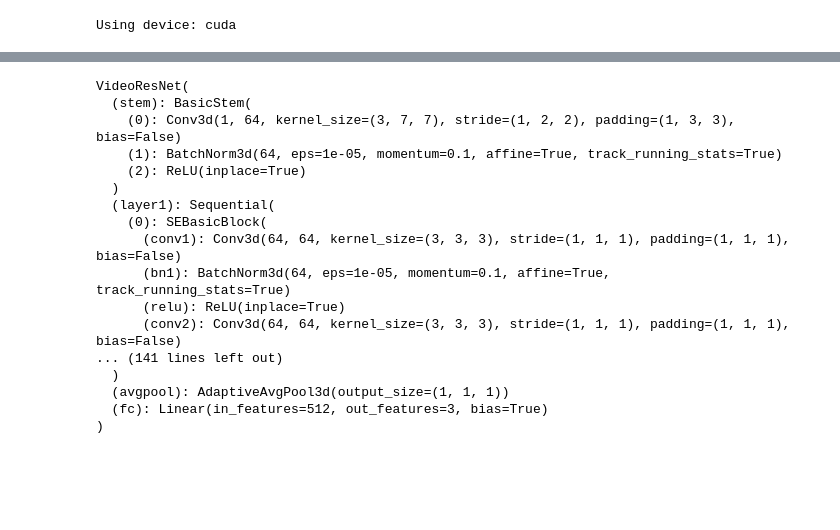
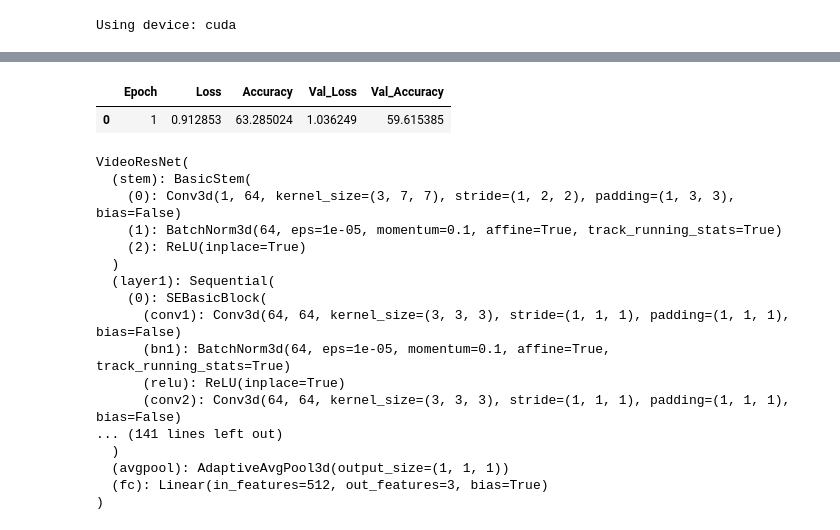
Before and after one commit to sujuntao2022/ADNI-XAI, a Jupyter notebook: Model_Training_3dResAtt.ipynb, the cells around one changed output, grey strips where cells are left out. Cells and saved outputs as stored; diff of their text form; code cells hidden in the pictures; blank space fills up the shorter version.

```diff
--- a/Model_Training_3dResAtt.ipynb
+++ b/Model_Training_3dResAtt.ipynb
@@ -304,3 +429,20 @@ Validation Accuracy: 66.66666666666667%
+# %%
+epoch_record = pd.DataFrame([{
+        'Epoch': epoch + 1,
+        'Loss': running_loss / len(train_loader),
+        'Accuracy': training_accuracy,
+        'Val_Loss': val_loss / len(val_loader),
+        'Val_Accuracy': validation_accuracy
+    }])
+records = pd.concat([records, epoch_record], ignore_index=True)
+if (epoch + 1) % 10 == 0:
+    torch.save(model.state_dict(), f'model_weights_epoch_{epoch+1}.pth')
+    records.to_csv(f'training_records_epoch_{epoch+1}.csv', index=False)
+# %%
+records
+# %% [output]
+|  | Epoch | Loss | Accuracy | Val_Loss | Val_Accuracy |
+| 0 | 1 | 0.912853 | 63.285024 | 1.036249 | 59.615385 |
 # %%
 weights_path = r'D:\Juntao\Code\model_weights.pth'
 model.load_state_dict(torch.load(weights_path))
```
Also changed, not shown: parts of 16 cells of this notebook.
